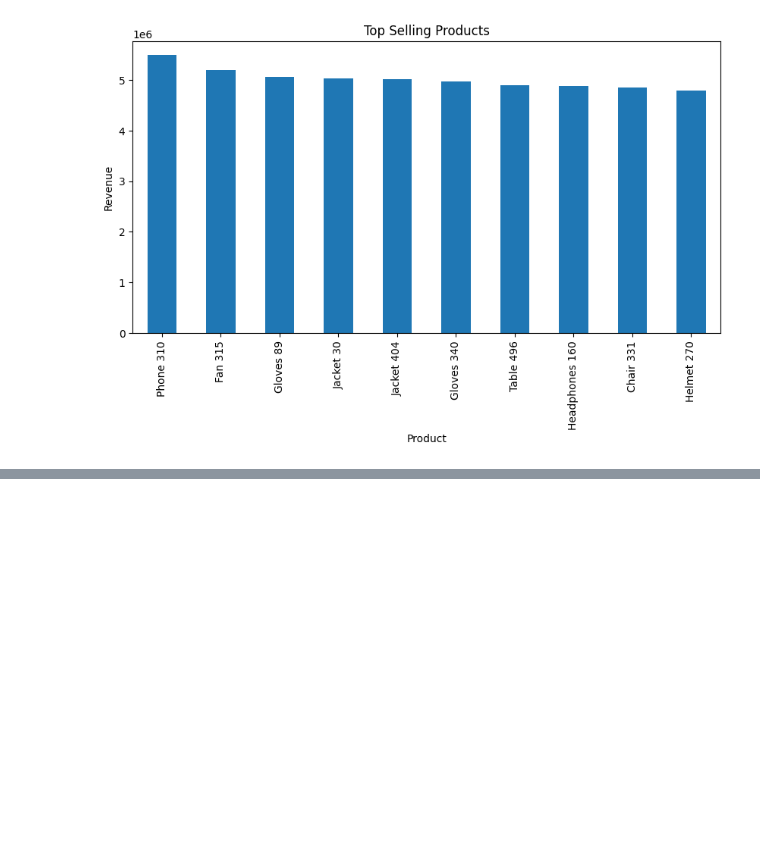
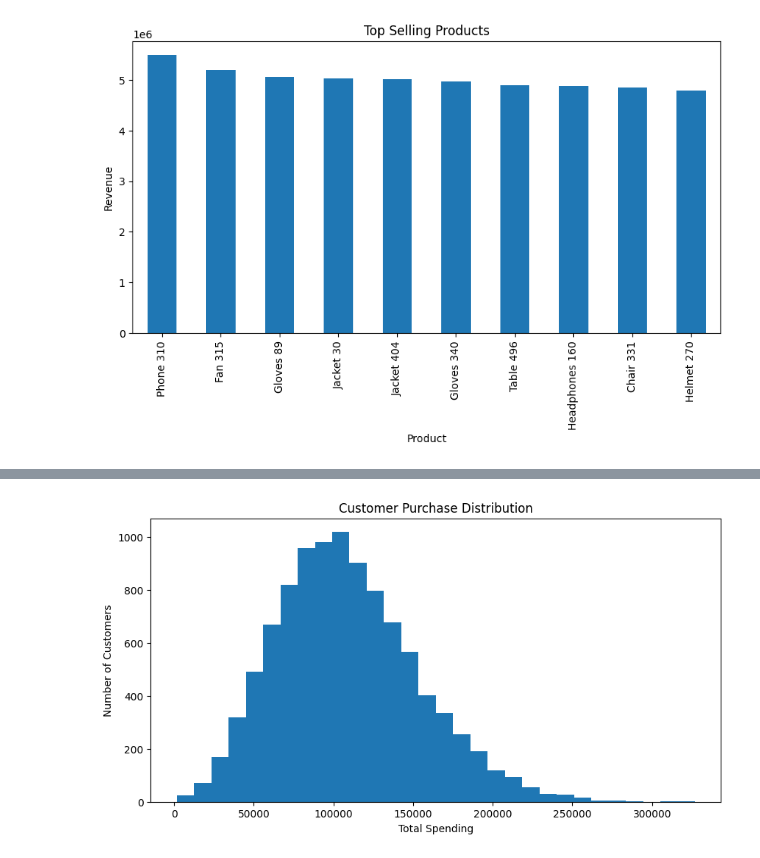
Before and after one commit to Abhishek-Savita-3012/Retail-Sales-Inventory-Analytics, a Jupyter notebook: python/eda.ipynb, the cells around one changed output, grey strips where cells are left out. Cells and saved outputs as stored; diff of their text form; code cells hidden in the pictures; blank space fills up the shorter version.

Commit message:
Lesson 9: Perform advanced exploratory data analysis and business insights

```diff
--- a/python/eda.ipynb
+++ b/python/eda.ipynb
@@ -446,0 +449,9 @@ sales_data.to_csv(
+# %%
+#Step 1: Customer Purchase Distribution (How much do customers usually spend?)
+customer_sales = (
+    sales_data
+    .groupby("CustomerID")["Sales"]
+    .sum()
+)
+
+customer_sales.describe()
@@ -446,0 +468,13 @@ sales_data.to_csv(
+# %%
+customer_sales.plot(
+    kind="hist",
+    bins=30
+)
+
+plt.title("Customer Purchase Distribution")
+plt.xlabel("Total Spending")
+plt.ylabel("Number of Customers")
+
+plt.show()
+# %% [output]
+[figure, added]
```
Also changed, not shown: parts of 22 cells of this notebook, 8 other files.
